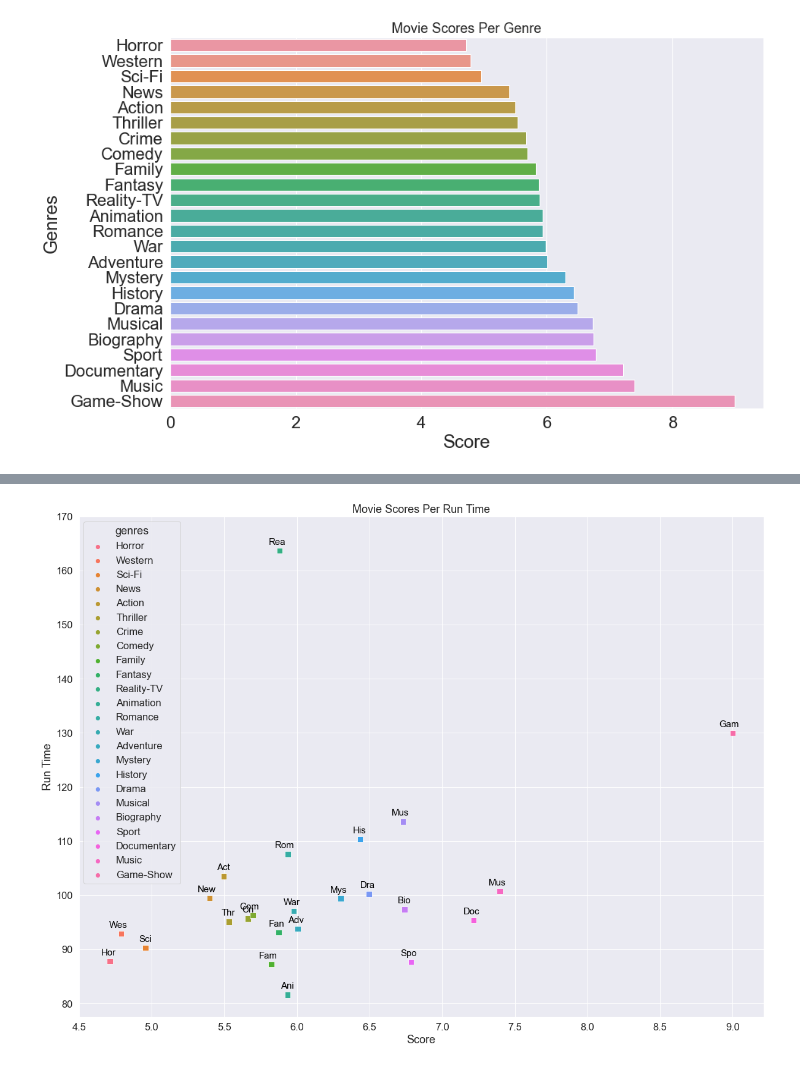
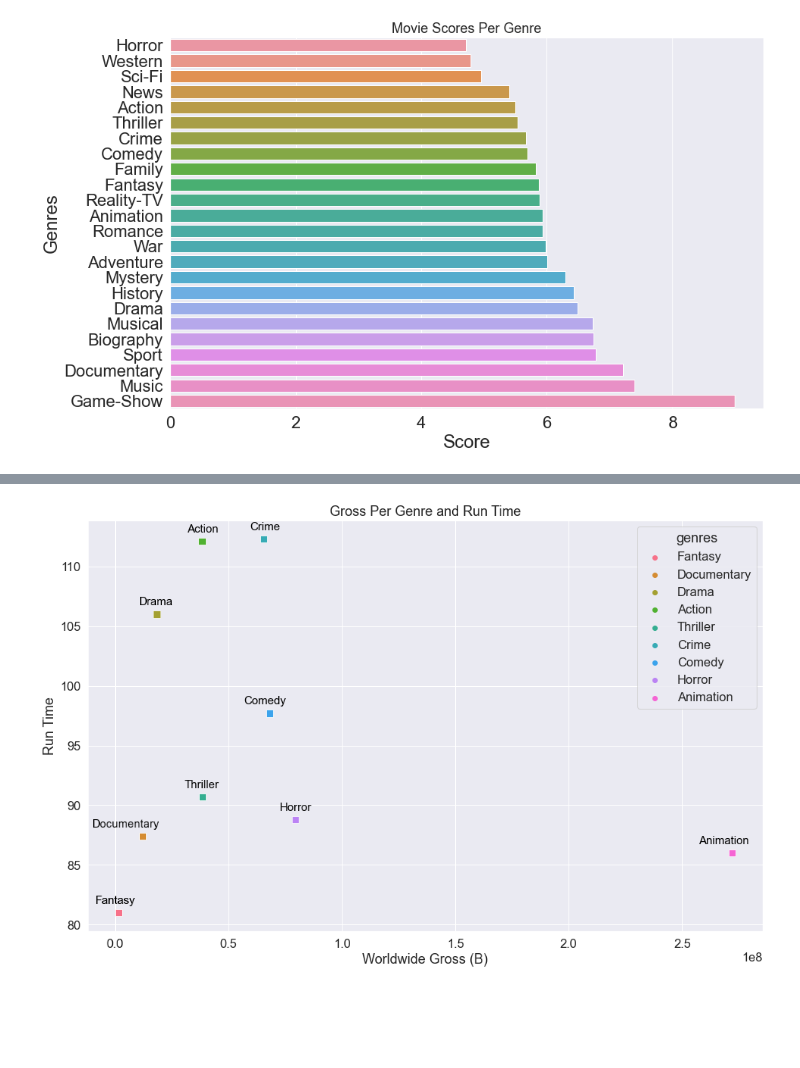
Before and after one commit to srinir301/Microsoft-Movie-Studio-Recommendations, a Jupyter notebook: Diego/student.ipynb, the cells around one changed output, grey strips where cells are left out. Cells and saved outputs as stored; diff of their text form; code cells hidden in the pictures; blank space fills up the shorter version.

```diff
--- a/Diego/student.ipynb
+++ b/Diego/student.ipynb
@@ -177,0 +224,9 @@ plt.show()
+# %%
+del merged_imdb["title"]
+filtered_imdb = merged_imdb.drop_duplicates(subset='original_title')
+filtered_imdb.rename(columns = {'original_title': 'title'}, inplace=True)
+# %%
+fm_genres_imdb = pd.merge(fm_genres, filtered_imdb, how="inner", on=['title'])
+# %%
+all_genres = fm_genres_imdb["genres"].str.split(",").explode().unique()
+all_genres
@@ -178,7 +238,8 @@ plt.show()
 # %%
-score_runtime = merged_imdb[merged_imdb['genres'].isin(genres)].groupby("genres")["averagerating", "runtime_minutes"].mean().sort_values(by=['averagerating', 'runtime_minutes'])
-score_runtime.dropna(inplace=True)
-score_runtime["runtime_minutes"] = score_runtime["runtime_minutes"].round(1)
-score_runtime["averagerating"] = score_runtime["averagerating"].round(6)
-score_runtime.index
+genre_gross = fm_genres_imdb[fm_genres_imdb['genres'].isin(all_genres)].groupby("genres")["worldwide_gross", "runtime_minutes"].mean().sort_values(by=['worldwide_gross', 'runtime_minutes'])
+genre_gross.dropna(inplace=True)
+
+genre_gross["runtime_minutes"] = genre_gross["runtime_minutes"].round(1)
+genre_gross["worldwide_gross"] = genre_gross["worldwide_gross"].round()
+genre_gross
 # %% [output]
@@ -190,37 +257,22 @@ Index(['Horror', 'Western', 'Sci-Fi', 'News', 'Action', 'Thriller', 'Crime',
 # %%
-# x1 = score_runtime["averagerating"]
-# y2 = score_runtime["runtime_minutes"]
+x1 = genre_gross["worldwide_gross"]
+y2 = genre_gross["runtime_minutes"]
 
-# fig, ax = plt.subplots(figsize=(20,15))
-# sns.set(font_scale=1.5)
-# sns.scatterplot(x=x1, y=y2, hue=score_runtime.index,  marker='s', color='red', s=90)
+fig, ax = plt.subplots(figsize=(16,10))
+sns.set(font_scale=1.5)
+sns.set_palette("rocket")
+sns.scatterplot(x=x1, y=y2, hue=genre_gross.index,  marker='s', color='red', s=90)
 
-# ax.set_xlabel("Score")
-# ax.set_ylabel("Run Time")
-# ax.set_title("Movie Scores Per Run Time")
-# ax.set_xticks(np.arange(4.5, 9.5, 0.5))
-# ax.set_yticks(np.arange(80, 180, 10))
-# plt.show()
+ax.set_xlabel("Worldwide Gross (B)")
+ax.set_ylabel("Run Time")
+ax.set_title("Gross Per Genre and Run Time")
 
-x1 = score_runtime["averagerating"]
-y2 = score_runtime["runtime_minutes"]
-
-fig, ax = plt.subplots(figsize=(20,15))
-sns.set(font_scale=1.5)
-sns.scatterplot(x=x1, y=y2, hue=score_runtime.index,  marker='s', color='red', s=90)
-
-ax.set_xlabel("Score")
-ax.set_ylabel("Run Time")
-ax.set_title("Movie Scores Per Run Time")
-ax.set_xticks(np.arange(4.5, 9.5, 0.5))
-ax.set_yticks(np.arange(80, 180, 10))
-
-for genre in score_runtime.index:
-    genre_abbr = genre[:3]
-    x = score_runtime.loc[genre, "averagerating"]
-    y = score_runtime.loc[genre, "runtime_minutes"]
-    ax.annotate(genre_abbr, xy=(x, y), xytext=(10, 10), textcoords='offset points', ha='right', fontsize=15, color='black')
+for genre in genre_gross.index:
+    genre_abbr = genre
+    x = genre_gross.loc[genre, "worldwide_gross"]
+    y = genre_gross.loc[genre, "runtime_minutes"]
+    ax.annotate(genre_abbr, xy=(x, y), xytext=(22, 12), textcoords='offset points', ha='right', fontsize=15, color='black')
 
 plt.show()
 # %% [output]
-[figure, old version]
+[figure, new version]
```
Also changed, not shown: parts of 20 cells of this notebook, 1 other file.
